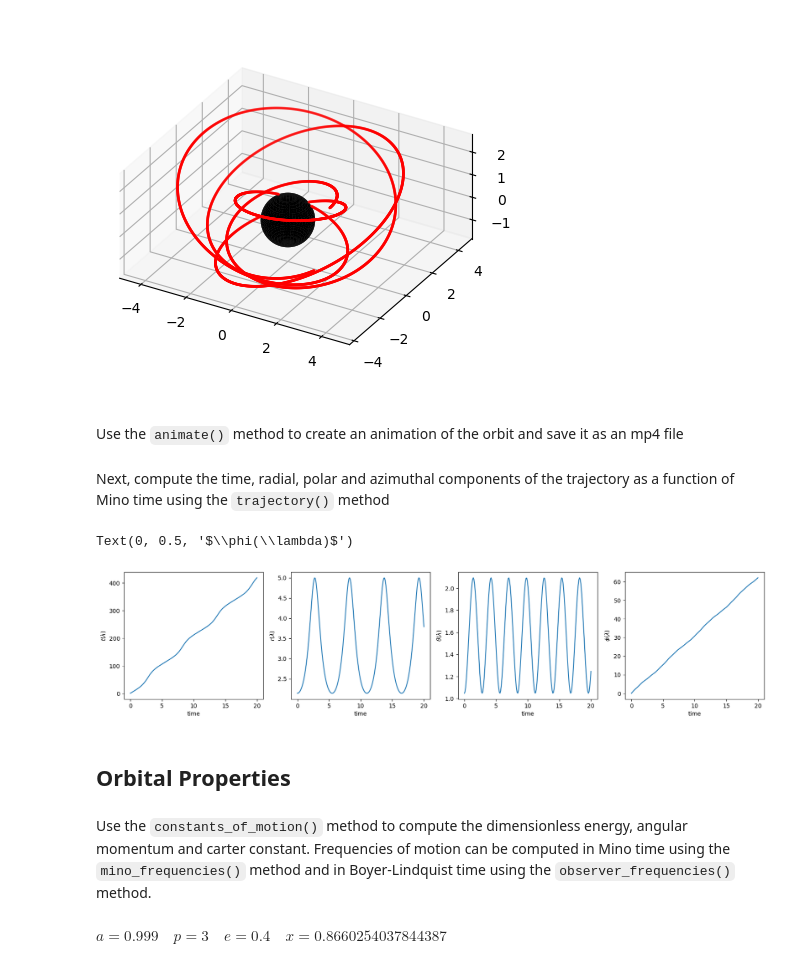
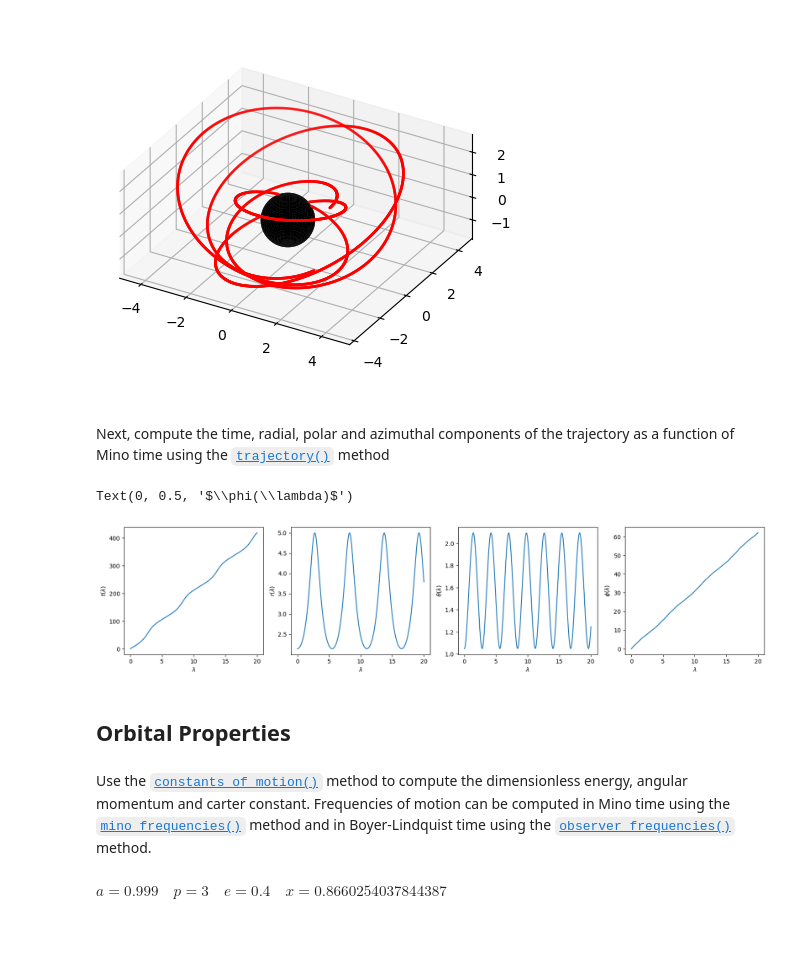
Before and after one commit to BlackHolePerturbationToolkit/KerrGeoPy, a Jupyter notebook: docs/source/notebooks/Tutorial.ipynb, the cells around one changed output. Drawn from its saved outputs; the diff is of its cells as text; code cells hidden in the pictures; blank space fills up the shorter version.

```diff
--- a/docs/source/notebooks/Tutorial.ipynb
+++ b/docs/source/notebooks/Tutorial.ipynb
@@ -26,5 +36,3 @@ Plot the orbit from $\lambda = 0$ to $\lambda = 10$ using the `plot()` method
 fig, ax = orbit.plot(0,10)
 # %% [output]
 [figure]
-# %% [markdown]
-Use the `animate()` method to create an animation of the orbit and save it as an mp4 file
@@ -33,41 +39,41 @@ orbit.animate("animation.mp4",0,10)
 # %% [markdown]
-Next, compute the time, radial, polar and azimuthal components of the trajectory as a function of Mino time using the `trajectory()` method
+Next, compute the time, radial, polar and azimuthal components of the trajectory as a function of Mino time using the [`trajectory()`](bound_orbit.BoundOrbit.trajectory) method
 # %%
 t, r, theta, phi = orbit.trajectory()
 # %%
 import numpy as np
 import matplotlib.pyplot as plt
 
 time = np.linspace(0,20,200)
 
 plt.figure(figsize=(20,4))
 
 plt.subplot(1,4,1)
 plt.plot(time, t(time))
-plt.xlabel("time")
+plt.xlabel("$\lambda$")
 plt.ylabel(r"$t(\lambda)$")
 
 plt.subplot(1,4,2)
 plt.plot(time, r(time))
-plt.xlabel("time")
+plt.xlabel("$\lambda$")
 plt.ylabel("$r(\lambda)$")
 
 plt.subplot(1,4,3)
 plt.plot(time, theta(time))
-plt.xlabel("time")
+plt.xlabel("$\lambda$")
 plt.ylabel(r"$\theta(\lambda)$")
 
 plt.subplot(1,4,4)
 plt.plot(time, phi(time))
-plt.xlabel("time")
+plt.xlabel("$\lambda$")
 plt.ylabel(r"$\phi(\lambda)$")
 # %% [output]
 Text(0, 0.5, '$\\phi(\\lambda)$')
-[figure, old version]
+[figure, new version]
 # %% [markdown]
 ## Orbital Properties
 # %% [markdown]
-Use the `constants_of_motion()` method to compute the dimensionless energy, angular momentum and carter constant. Frequencies of motion can be computed in Mino time using the `mino_frequencies()` method and in Boyer-Lindquist time using the `observer_frequencies()` method.
+Use the [`constants_of_motion()`](bound_orbit.BoundOrbit.constants_of_motion) method to compute the dimensionless energy, angular momentum and carter constant. Frequencies of motion can be computed in Mino time using the [`mino_frequencies()`](bound_orbit.BoundOrbit.mino_frequencies) method and in Boyer-Lindquist time using the [`observer_frequencies()`](bound_orbit.BoundOrbit.observer_frequencies) method.
 # %%
 from IPython.display import display, Math
 
```
Also changed, not shown: parts of 9 cells of this notebook, 21 other files.
